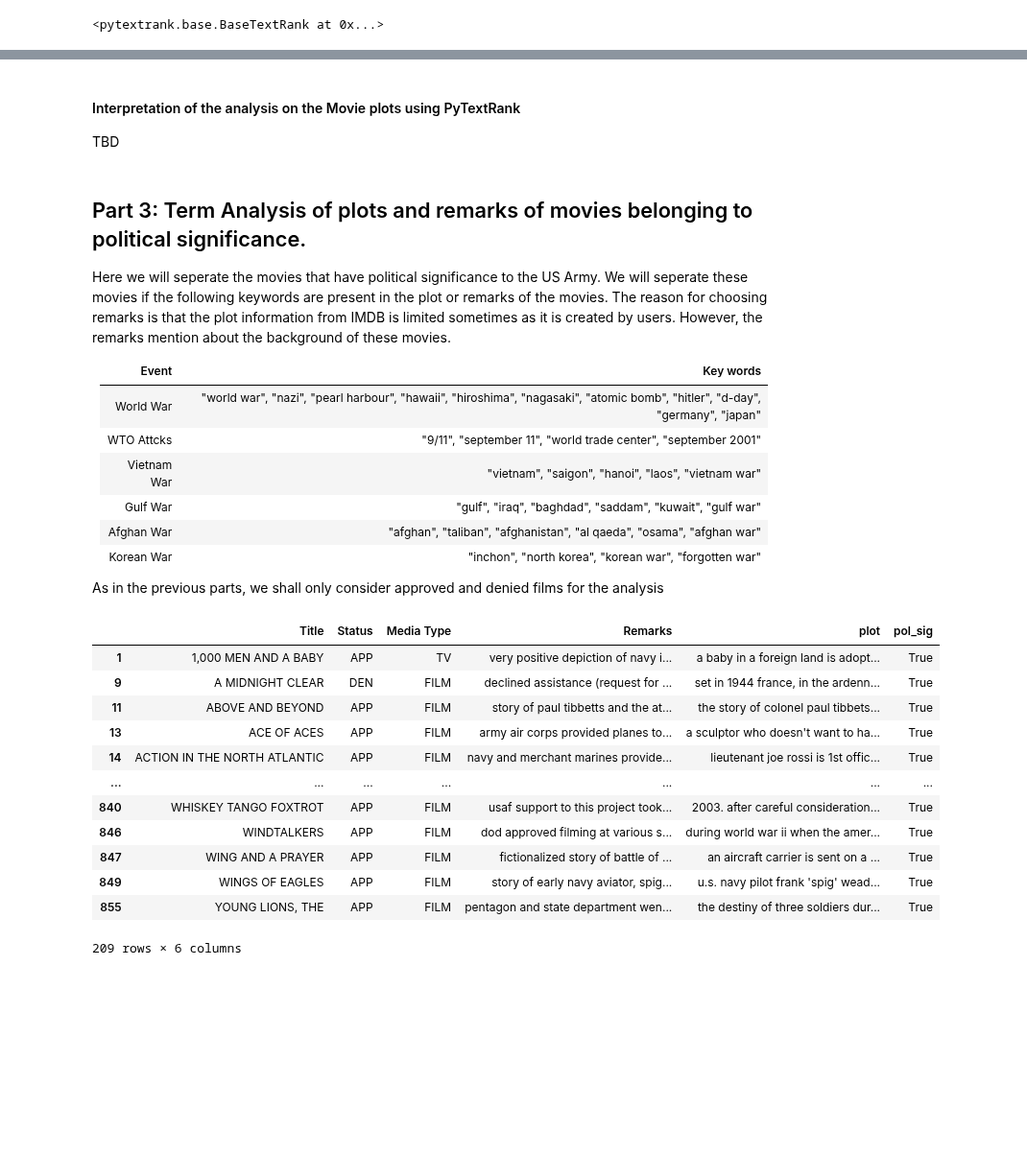
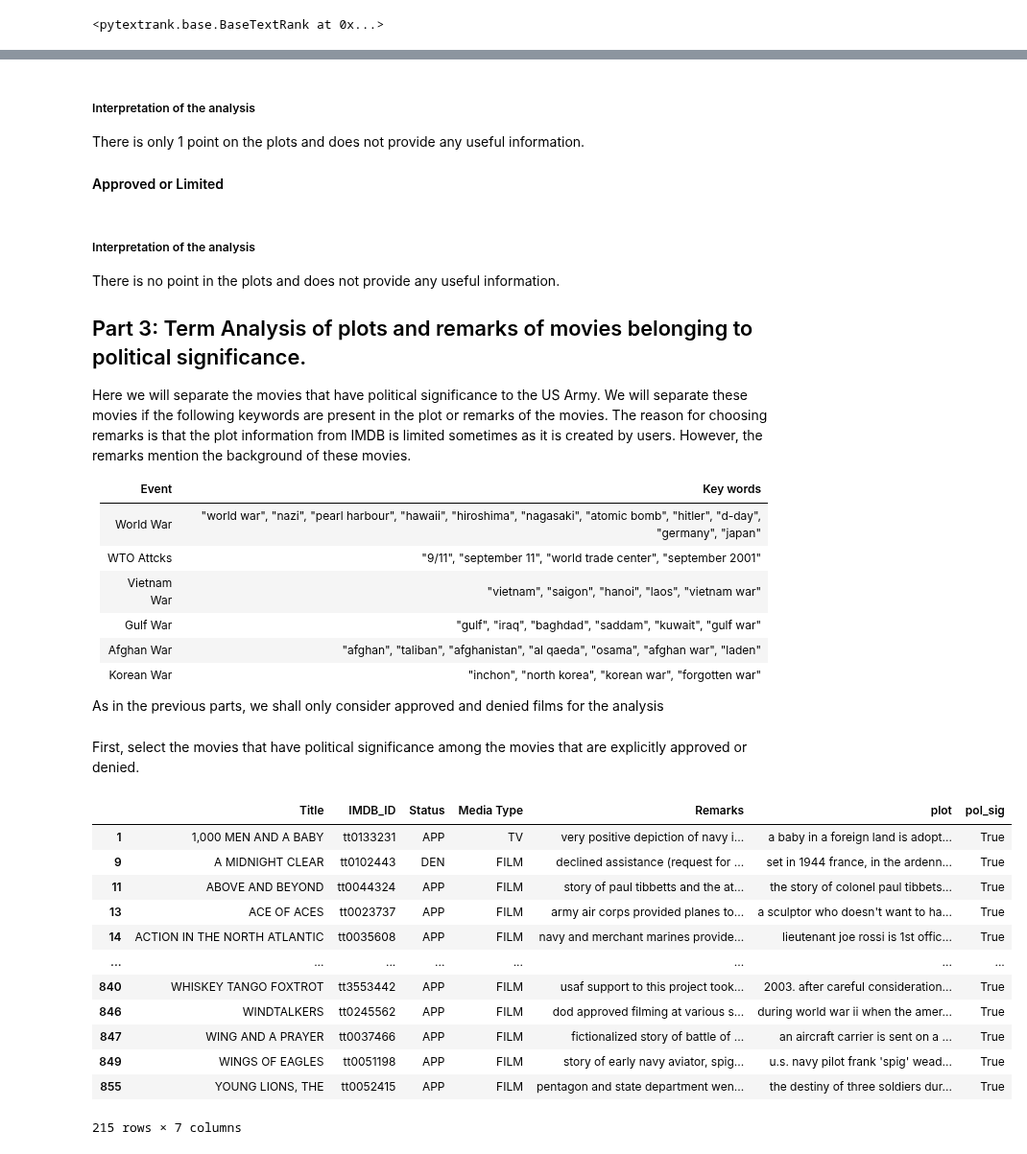
Before and after one commit to ravinitheshreddy/SubtlePropaganda, a Jupyter notebook: notebooks/analysis_with_scattertext.ipynb, the cells around one changed output, grey strips where cells are left out. Shown at 96% size. Saved outputs shown, nothing was run; the diff lists cells and outputs as text; code cells hidden in the pictures; blank space fills up the shorter version.

Commit message:
added interpretation

```diff
--- a/notebooks/analysis_with_scattertext.ipynb
+++ b/notebooks/analysis_with_scattertext.ipynb
@@ -30 +43,3 @@ movie_data.head()
+# %%
+made_movies_data = movie_data.loc[movie_data['IMDB_ID'] != "Never Made"]
 # %% [markdown]
@@ -312,4 +460,6 @@ plot_html_pyranktext(plots_phrase_corpus, "APP", "Approved", "Denined", html_fil
 # %% [markdown]
-#### Interpretation of the analysis on the Movie plots using PyTextRank
+##### Interpretation of the analysis
 
-TBD
+There is only 1 point on the plots and does not provide any useful information.
+
+#### Approved or Limited
@@ -316,7 +472,11 @@ TBD
 # %% [markdown]
+##### Interpretation of the analysis
+
+There is no point in the plots and does not provide any useful information.
+
 ## Part 3: Term Analysis of plots and remarks of movies belonging to political significance.
 
-Here we will seperate the movies that have political significance to the US Army. We will seperate these movies if the following keywords are present in the plot or remarks of the movies. The reason for choosing remarks is that the plot information from IMDB is limited sometimes as it is created by users. However, the remarks mention about the background of these movies.
+Here we will separate the movies that have political significance to the US Army. We will separate these movies if the following keywords are present in the plot or remarks of the movies. The reason for choosing remarks is that the plot information from IMDB is limited sometimes as it is created by users. However, the remarks mention the background of these movies.
 
 |    Event    |                                                           Key words                                                           |
 |:-----------:|:-----------------------------------------------------------------------------------------------------------------------------:|
@@ -324,36 +484,37 @@ Here we will seperate the movies that have political significance to the US Army
 |  WTO Attcks |                                 "9/11", "september 11", "world trade center", "september 2001"                                |
 | Vietnam War |                                      "vietnam", "saigon", "hanoi", "laos", "vietnam war"                                      |
 |   Gulf War  |                                   "gulf", "iraq", "baghdad", "saddam", "kuwait", "gulf war"                                   |
-|  Afghan War |                             "afghan", "taliban", "afghanistan", "al qaeda", "osama", "afghan war"                             |
+|  Afghan War |                             "afghan", "taliban", "afghanistan", "al qaeda", "osama", "afghan war", "laden"                             |
 |  Korean War |                                     "inchon", "north korea", "korean war", "forgotten war"                                    |
 
 As in the previous parts, we shall only consider approved and denied films for the analysis
 # %%
 pol_sig_keywords = ["world war", "nazi", "pearl harbour", "hawaii",
                     "hiroshima", "nagasaki", "atomic bomb", "hitler",
-                    "d-day", "germany", "japan", "9/11", "september 11",
+                    "d-day", "germany", "japan", "japanese", "9/11", "september 11",
                     "world trade center", "september 2001" "vietnam",
                     "saigon", "hanoi", "laos", "vietnam war", "gulf",
                     "iraq", "baghdad", "saddam", "kuwait", "gulf war",
                     "afghan", "taliban", "afghanistan", "al qaeda",
-                    "osama", "afghan war", "inchon", "north korea",
-                    "korean war", "forgotten war"]
+                    "osama", "afghan war", "laden", "inchon", "north korea",
+                    "korean war", "forgotten war", "korea"]
+# %% [markdown]
+First, select the movies that have political significance among the movies that are explicitly approved or denied.
 # %%
-dod_subset["pol_sig"] = dod_subset["plot"].str.contains("|".join(pol_sig_keywords)) | dod_subset["Remarks"].str.contains("|".join(pol_sig_keywords))
+dod_app_den_subset["pol_sig"] = dod_app_den_subset["plot"].str.contains("|".join(pol_sig_keywords)) | dod_app_den_subset["Remarks"].str.contains("|".join(pol_sig_keywords))
+dod_app_den_pol_sig = dod_app_den_subset.loc[dod_app_den_subset["pol_sig"] == True]
+dod_app_den_pol_sig
+# %% [output]
+|  | Title | IMDB_ID | Status | Media Type | Remarks | plot | pol_sig |
+| 1 | 1,000 MEN AND A BABY | tt0133231 | APP | TV | very positive depiction of navy i... | a baby in a foreign land is adopt... | True |
+| 9 | A MIDNIGHT CLEAR | tt0102443 | DEN | FILM | declined assistance (request for ... | set in 1944 france, in the ardenn... | True |
+| 11 | ABOVE AND BEYOND | tt0044324 | APP | FILM | story of paul tibbetts and the at... | the story of colonel paul tibbets... | True |
+| 13 | ACE OF ACES | tt0023737 | APP | FILM | army air corps provided planes to... | a sculptor who doesn't want to ha... | True |
+| 14 | ACTION IN THE NORTH ATLANTIC | tt0035608 | APP | FILM | navy and merchant marines provide... | lieutenant joe rossi is 1st offic... | True |
+| ... | ... | ... | ... | ... | ... | ... | ... |
+| 840 | WHISKEY TANGO FOXTROT | tt3553442 | APP | FILM | usaf support to this project took... | 2003. after careful consideration... | True |
+| 846 | WINDTALKERS | tt0245562 | APP | FILM | dod approved filming at various s... | during world war ii when the amer... | True |
+| 847 | WING AND A PRAYER | tt0037466 | APP | FILM | fictionalized story of battle of ... | an aircraft carrier is sent on a ... | True |
+| 849 | WINGS OF EAGLES | tt0051198 | APP | FILM | story of early navy aviator, spig... | u.s. navy pilot frank 'spig' wead... | True |
+| 855 | YOUNG LIONS, THE | tt0052415 | APP | FILM | pentagon and state department wen... | the destiny of three soldiers dur... | True |
+215 rows × 7 columns
-# %%
-dod_pol_sig = dod_subset.loc[dod_subset["pol_sig"] == True]
-dod_pol_sig
-# %% [output]
-|  | Title | Status | Media Type | Remarks | plot | pol_sig |
-| 1 | 1,000 MEN AND A BABY | APP | TV | very positive depiction of navy i... | a baby in a foreign land is adopt... | True |
-| 9 | A MIDNIGHT CLEAR | DEN | FILM | declined assistance (request for ... | set in 1944 france, in the ardenn... | True |
-| 11 | ABOVE AND BEYOND | APP | FILM | story of paul tibbetts and the at... | the story of colonel paul tibbets... | True |
-| 13 | ACE OF ACES | APP | FILM | army air corps provided planes to... | a sculptor who doesn't want to ha... | True |
-| 14 | ACTION IN THE NORTH ATLANTIC | APP | FILM | navy and merchant marines provide... | lieutenant joe rossi is 1st offic... | True |
-| ... | ... | ... | ... | ... | ... | ... |
-| 840 | WHISKEY TANGO FOXTROT | APP | FILM | usaf support to this project took... | 2003. after careful consideration... | True |
-| 846 | WINDTALKERS | APP | FILM | dod approved filming at various s... | during world war ii when the amer... | True |
-| 847 | WING AND A PRAYER | APP | FILM | fictionalized story of battle of ... | an aircraft carrier is sent on a ... | True |
-| 849 | WINGS OF EAGLES | APP | FILM | story of early navy aviator, spig... | u.s. navy pilot frank 'spig' wead... | True |
-| 855 | YOUNG LIONS, THE | APP | FILM | pentagon and state department wen... | the destiny of three soldiers dur... | True |
-209 rows × 6 columns
```
Also changed, not shown: parts of 70 cells of this notebook.
